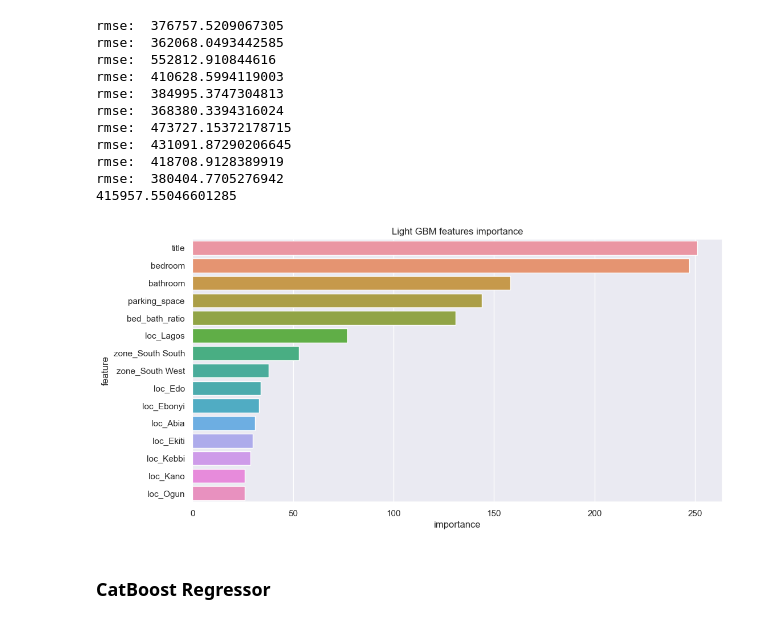
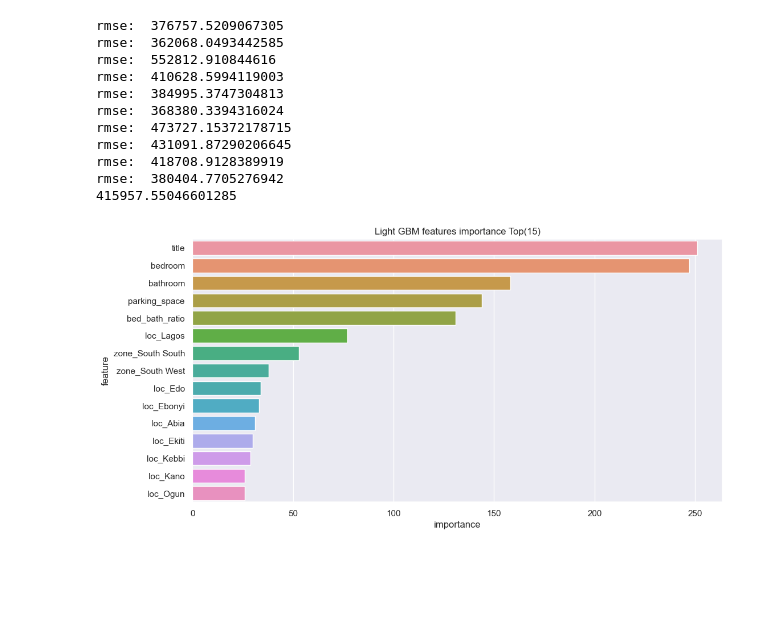
Before and after one commit to Olufems/Qualification-Hackathon-2023, a Jupyter notebook: Boot Camp Qualification Hackathon.ipynb, the cells around one changed output. Cells and saved outputs as stored; diff of their text form; code cells hidden in the pictures; blank space fills up the shorter version.

```diff
--- a/Boot Camp Qualification Hackathon.ipynb
+++ b/Boot Camp Qualification Hackathon.ipynb
@@ -422,15 +426,13 @@ rmse:  380404.7705276942
 # %%
 feature_importance_df = pd.DataFrame(model.feature_importances_, columns=['importance'])
 feature_importance_df['feature'] = X.columns
 
 plt.figure(figsize=(12, 6));
 sns.barplot(x="importance", y="feature", data=feature_importance_df.sort_values(by = ['importance'], ascending = False).head(15))
-plt.title('Light GBM features importance');
+plt.title('Light GBM features importance Top(15)');
 # %% [output]
-[figure, old version]
+[figure, new version]
 # %%
 sub_file['price'] =  np.mean(fold_pred, axis = 0)
 # %%
 sub_file.to_csv('lightGB_submission.csv', index=False)
-# %% [markdown]
-### CatBoost Regressor
```
Also changed, not shown: parts of 25 cells of this notebook.
